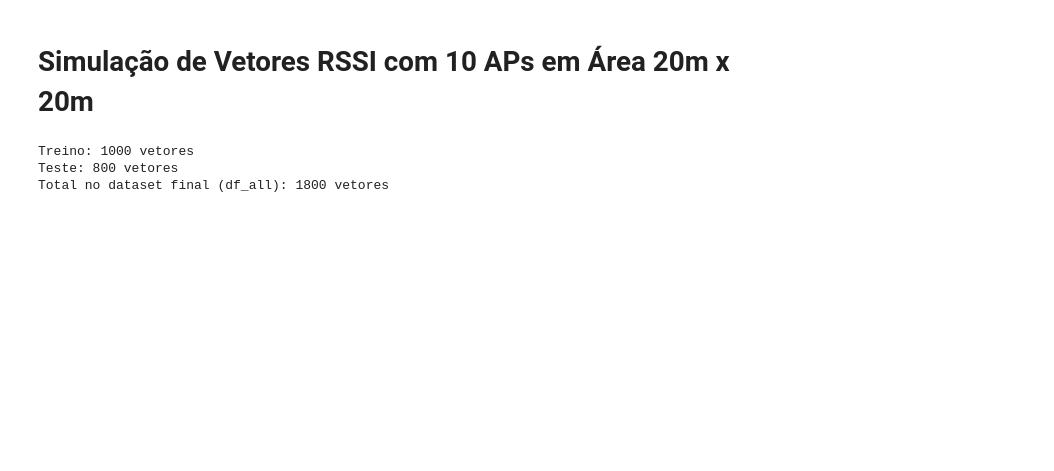
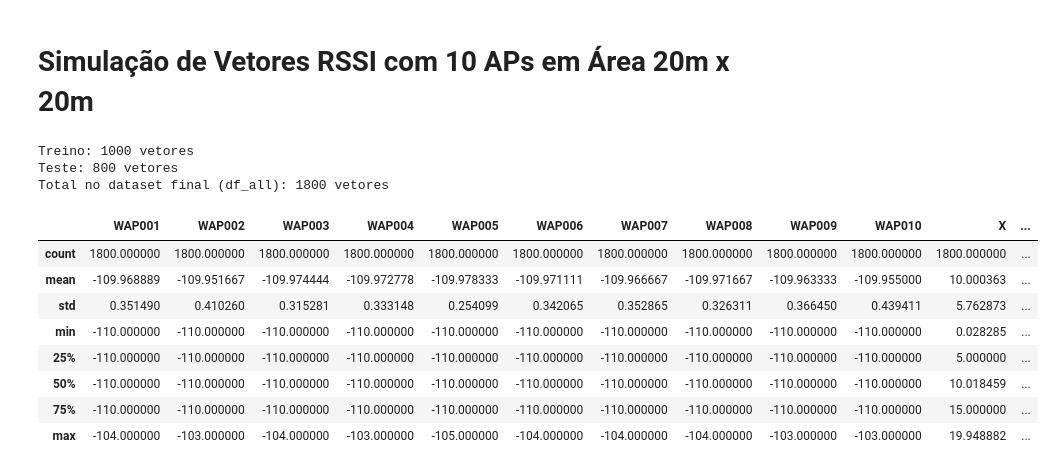
Before and after one commit to oziieljuniior/Gan, a Jupyter notebook: Notebooks/fase1_1/fase1_1.ipynb, the cells around one changed output. Cells and saved outputs as stored; diff of their text form; code cells hidden in the pictures; blank space fills up the shorter version.

```diff
--- a/Notebooks/fase1_1/fase1_1.ipynb
+++ b/Notebooks/fase1_1/fase1_1.ipynb
@@ -109,3 +109,15 @@ print(f"Total no dataset final (df_all): {len(df_all)} vetores")
 Treino: 1000 vetores
 Teste: 800 vetores
 Total no dataset final (df_all): 1800 vetores
+# %%
+df_all.describe()
+# %% [output]
+|  | WAP001 | WAP002 | WAP003 | WAP004 | WAP005 | WAP006 | WAP007 | WAP008 | WAP009 | WAP010 | X | ... |
+| count | 1800.000000 | 1800.000000 | 1800.000000 | 1800.000000 | 1800.000000 | 1800.000000 | 1800.000000 | 1800.000000 | 1800.000000 | 1800.000000 | 1800.000000 | ... |
+| mean | -109.968889 | -109.951667 | -109.974444 | -109.972778 | -109.978333 | -109.971111 | -109.966667 | -109.971667 | -109.963333 | -109.955000 | 10.000363 | ... |
+| std | 0.351490 | 0.410260 | 0.315281 | 0.333148 | 0.254099 | 0.342065 | 0.352865 | 0.326311 | 0.366450 | 0.439411 | 5.762873 | ... |
+| min | -110.000000 | -110.000000 | -110.000000 | -110.000000 | -110.000000 | -110.000000 | -110.000000 | -110.000000 | -110.000000 | -110.000000 | 0.028285 | ... |
+| 25% | -110.000000 | -110.000000 | -110.000000 | -110.000000 | -110.000000 | -110.000000 | -110.000000 | -110.000000 | -110.000000 | -110.000000 | 5.000000 | ... |
+| 50% | -110.000000 | -110.000000 | -110.000000 | -110.000000 | -110.000000 | -110.000000 | -110.000000 | -110.000000 | -110.000000 | -110.000000 | 10.018459 | ... |
+| 75% | -110.000000 | -110.000000 | -110.000000 | -110.000000 | -110.000000 | -110.000000 | -110.000000 | -110.000000 | -110.000000 | -110.000000 | 15.000000 | ... |
+| max | -104.000000 | -103.000000 | -104.000000 | -103.000000 | -105.000000 | -104.000000 | -104.000000 | -104.000000 | -103.000000 | -103.000000 | 19.948882 | ... |
```
Also changed, not shown: parts of 7 cells of this notebook, 11 other files.
